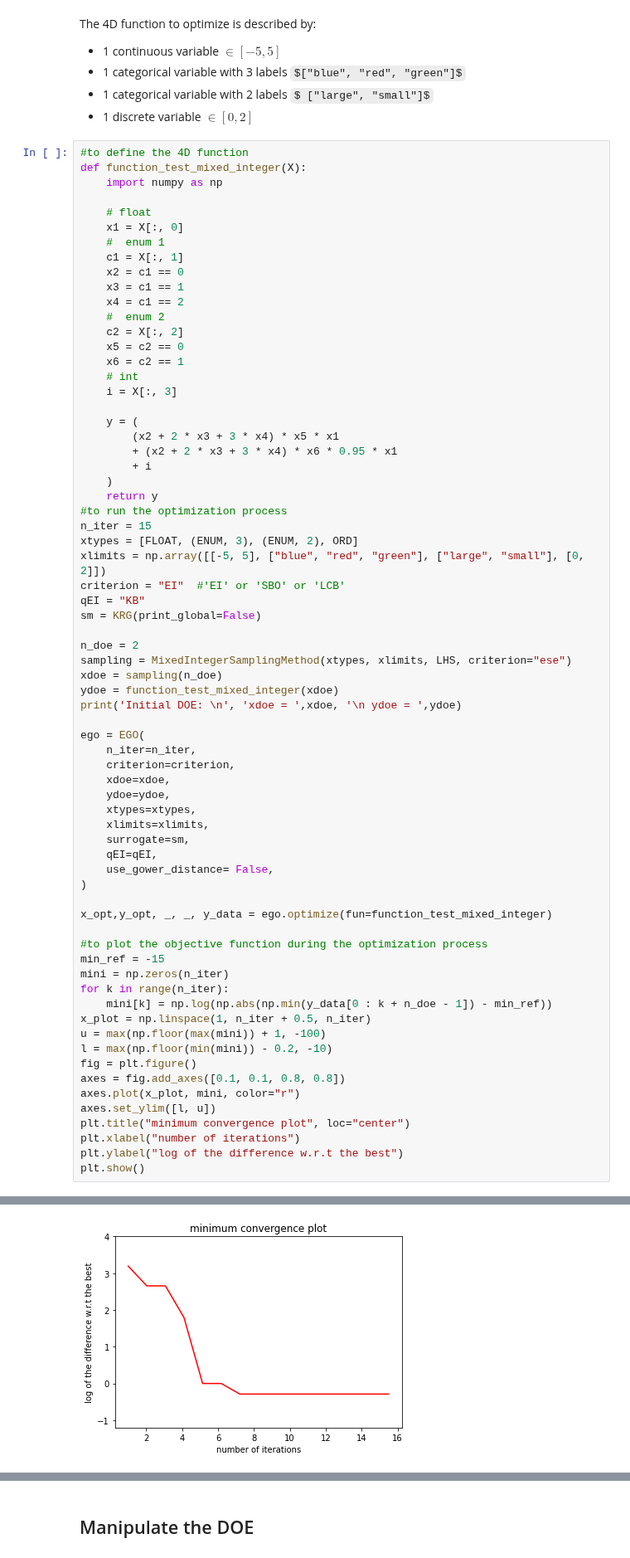
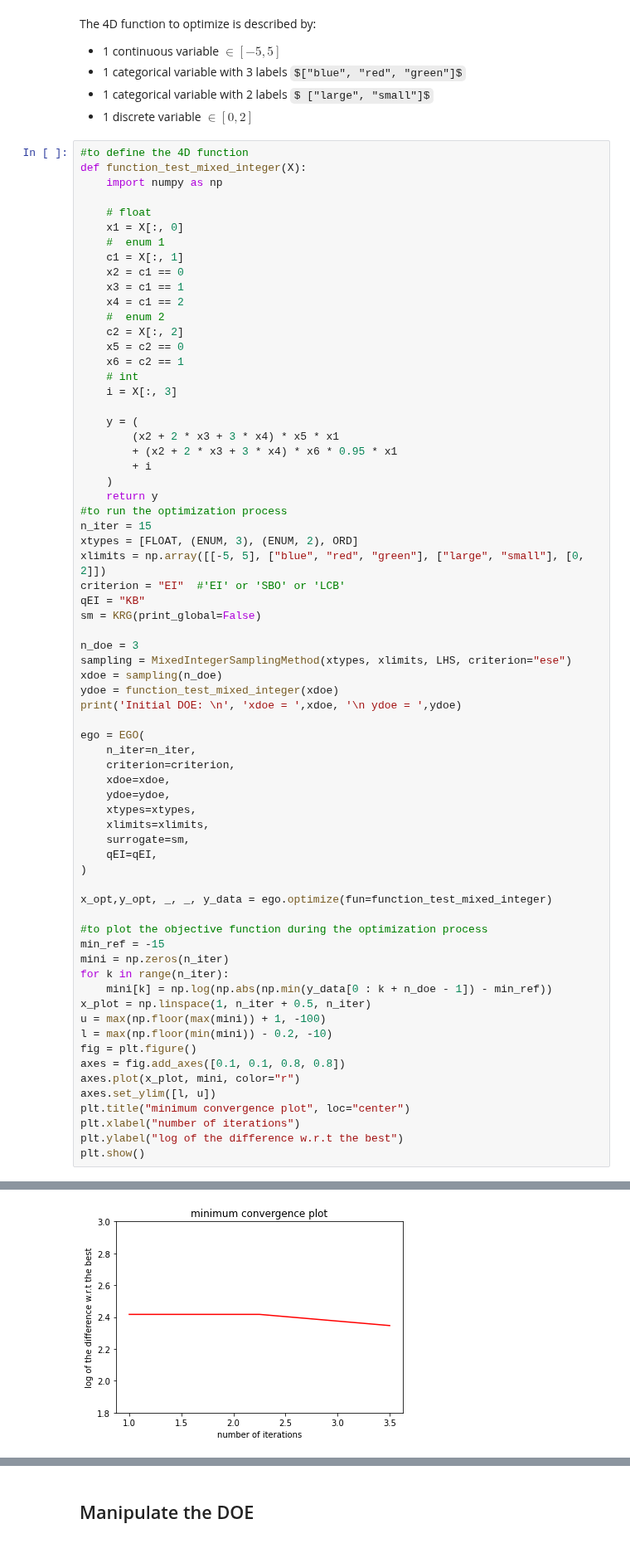
Before and after one commit to SMTorg/smt, a Jupyter notebook: tutorial/SMT_MixedInteger_application.ipynb, the cells around one changed output, grey strips where cells are left out. Shown at 83% size. Saved outputs shown, nothing was run; the diff lists cells and outputs as text; some formulas as TeX source.

```diff
--- a/tutorial/SMT_MixedInteger_application.ipynb
+++ b/tutorial/SMT_MixedInteger_application.ipynb
@@ -349,7 +339,7 @@ criterion = "EI"  #'EI' or 'SBO' or 'LCB'
 qEI = "KB"
 sm = KRG(print_global=False)
 
-n_doe = 2
+n_doe = 3
 sampling = MixedIntegerSamplingMethod(xtypes, xlimits, LHS, criterion="ese")
 xdoe = sampling(n_doe)
 ydoe = function_test_mixed_integer(xdoe)
@@ -364,7 +354,6 @@ ego = EGO(
     xlimits=xlimits,
     surrogate=sm,
     qEI=qEI,
-    use_gower_distance= False,
 )
 
 x_opt,y_opt, _, _, y_data = ego.optimize(fun=function_test_mixed_integer)
@@ -393,4 +382,4 @@ Initial DOE:
-[figure, old version]
+[figure, new version]
 # %%
 print(" 4D EGO Optimization: Minimum in x=",cast_to_mixed_integer(xtypes, xlimits, x_opt), "with y value =",y_opt)
 # %% [output]
```
Also changed, not shown: parts of 11 cells of this notebook, 4 other files.
